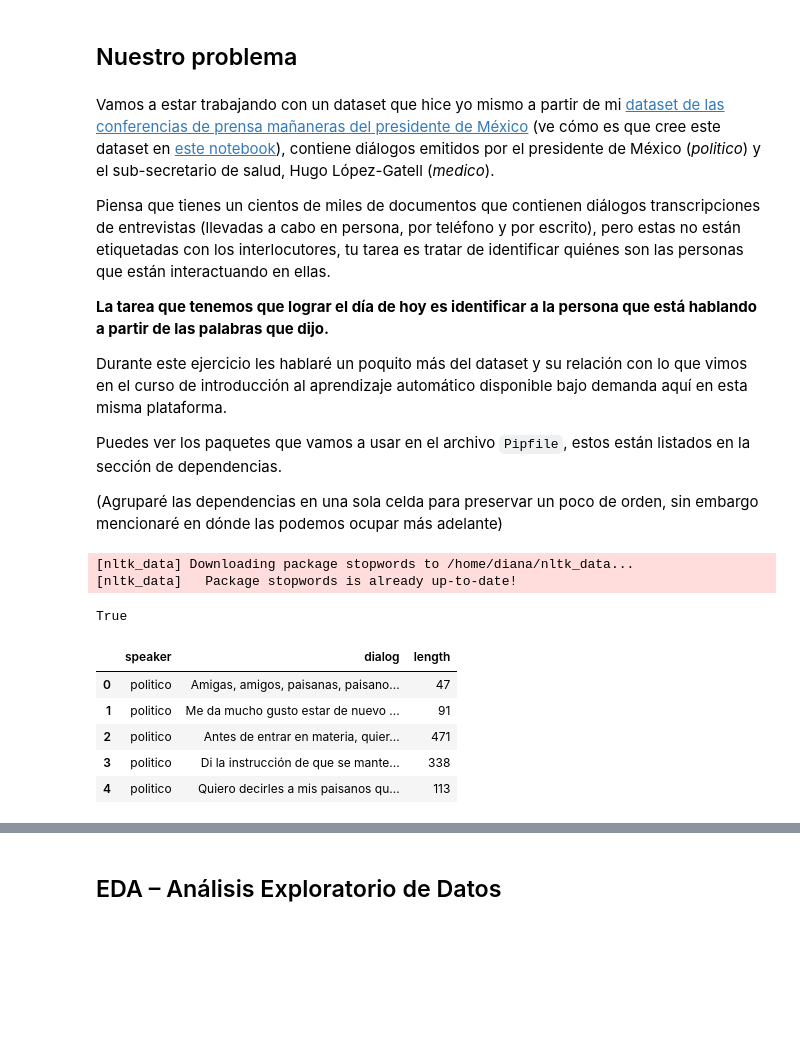
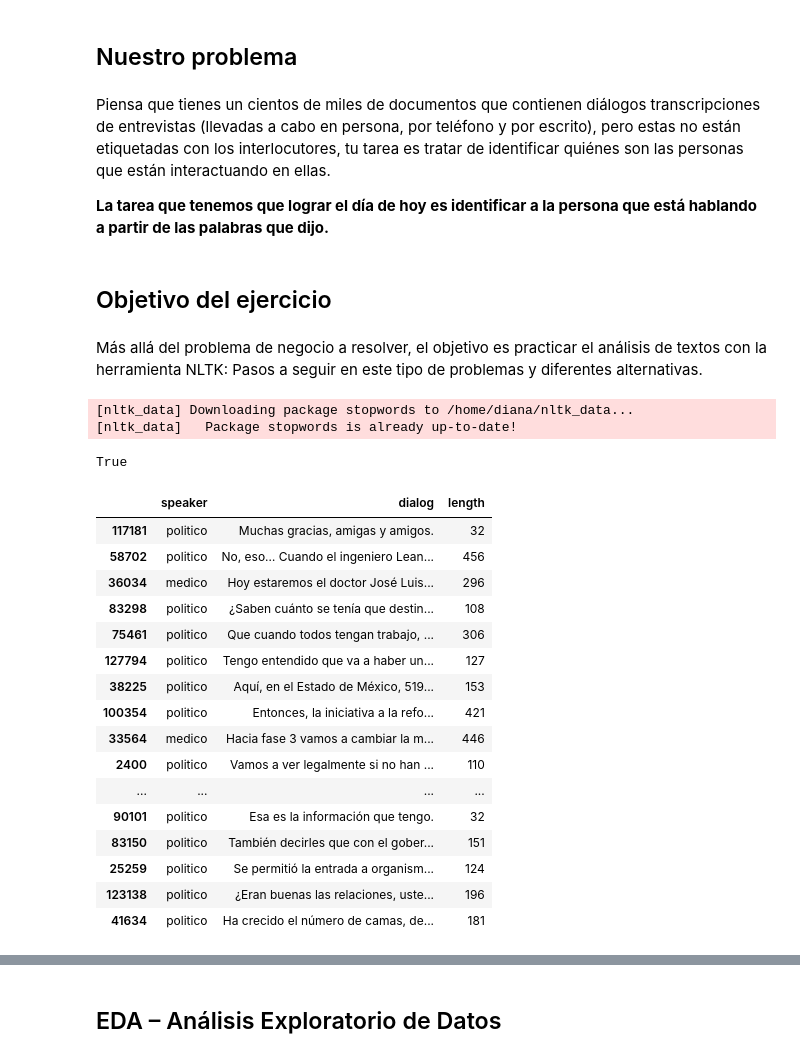
Before and after one commit to dchaconoca/bc-data-science, a Jupyter notebook: Machine learning/cf-ml-main/quien-esta-hablando/quien-esta-hablando-diana.ipynb, the cells around one changed output, grey strips where cells are left out. Saved outputs shown, nothing was run; the diff lists cells and outputs as text; code cells hidden in the pictures; blank space fills up the shorter version.

Commit message:
Pruebas NLTK

```diff
--- a/Machine learning/cf-ml-main/quien-esta-hablando/quien-esta-hablando-diana.ipynb
+++ b/Machine learning/cf-ml-main/quien-esta-hablando/quien-esta-hablando-diana.ipynb
@@ -3,17 +7,13 @@
 # %% [markdown]
 ## Nuestro problema
 # %% [markdown]
-Vamos a estar trabajando con un dataset que hice yo mismo a partir de mi [dataset de las conferencias de prensa mañaneras del presidente de México](https://www.kaggle.com/ioexception/mananeras) (ve cómo es que cree este dataset en [este notebook](https://www.kaggle.com/ioexception/extraer-di-logos-de-amlo-y-l-pez-gatell)), contiene diálogos emitidos por el presidente de México (*politico*) y el sub-secretario de salud, Hugo López-Gatell (*medico*).
-
 Piensa que tienes un cientos de miles de documentos que contienen diálogos transcripciones de entrevistas (llevadas a cabo en persona, por teléfono y por escrito), pero estas no están etiquetadas con los interlocutores, tu tarea es tratar de identificar quiénes son las personas que están interactuando en ellas.
 
 **La tarea que tenemos que lograr el día de hoy es identificar a la persona que está hablando a partir de las palabras que dijo.**
-
-Durante este ejercicio les hablaré un poquito más del dataset y su relación con lo que vimos en el curso de introducción al aprendizaje automático disponible bajo demanda aquí en esta misma plataforma.
-
-Puedes ver los paquetes que vamos a usar en el archivo `Pipfile`, estos están listados en la sección de dependencias.
-
-(Agruparé las dependencias en una sola celda para preservar un poco de orden, sin embargo mencionaré en dónde las podemos ocupar más adelante)
+# %% [markdown]
+## Objetivo del ejercicio
+# %% [markdown]
+Más allá del problema de negocio a resolver, el objetivo es practicar el análisis de textos con la herramienta NLTK: Pasos a seguir en este tipo de problemas y diferentes alternativas.
 # %%
 import string
 
@@ -32,13 +34,26 @@ nltk.download('stopwords')
 [nltk_data]   Package stopwords is already up-to-date!
 True
 # %%
+# Lectura de los datos
 dialogs = pd.read_csv(".datos/dialogos.csv", index_col=0)
+# Etiquetamos cada diálogo, ya sea de un político o de un médico
 dialogs["speaker"] = np.where(dialogs["speaker"] == "amlo", "politico", "medico")
-dialogs.head()
+dialogs.sample(30)
 # %% [output]
 |  | speaker | dialog | length |
-| 0 | politico | Amigas, amigos, paisanas, paisano... | 47 |
-| 1 | politico | Me da mucho gusto estar de nuevo ... | 91 |
-| 2 | politico | Antes de entrar en materia, quier... | 471 |
-| 3 | politico | Di la instrucción de que se mante... | 338 |
-| 4 | politico | Quiero decirles a mis paisanos qu... | 113 |
+| 117181 | politico | Muchas gracias, amigas y amigos. | 32 |
+| 58702 | politico | No, eso… Cuando el ingeniero Lean... | 456 |
+| 36034 | medico | Hoy estaremos el doctor José Luis... | 296 |
+| 83298 | politico | ¿Saben cuánto se tenía que destin... | 108 |
+| 75461 | politico | Que cuando todos tengan trabajo, ... | 306 |
+| 127794 | politico | Tengo entendido que va a haber un... | 127 |
+| 38225 | politico | Aquí, en el Estado de México, 519... | 153 |
+| 100354 | politico | Entonces, la iniciativa a la refo... | 421 |
+| 33564 | medico | Hacia fase 3 vamos a cambiar la m... | 446 |
+| 2400 | politico | Vamos a ver legalmente si no han ... | 110 |
+| ... | ... | ... | ... |
+| 90101 | politico | Esa es la información que tengo. | 32 |
+| 83150 | politico | También decirles que con el gober... | 151 |
+| 25259 | politico | Se permitió la entrada a organism... | 124 |
+| 123138 | politico | ¿Eran buenas las relaciones, uste... | 196 |
+| 41634 | politico | Ha crecido el número de camas, de... | 181 |
```
Also changed, not shown: parts of 38 cells of this notebook, 1 other file.
